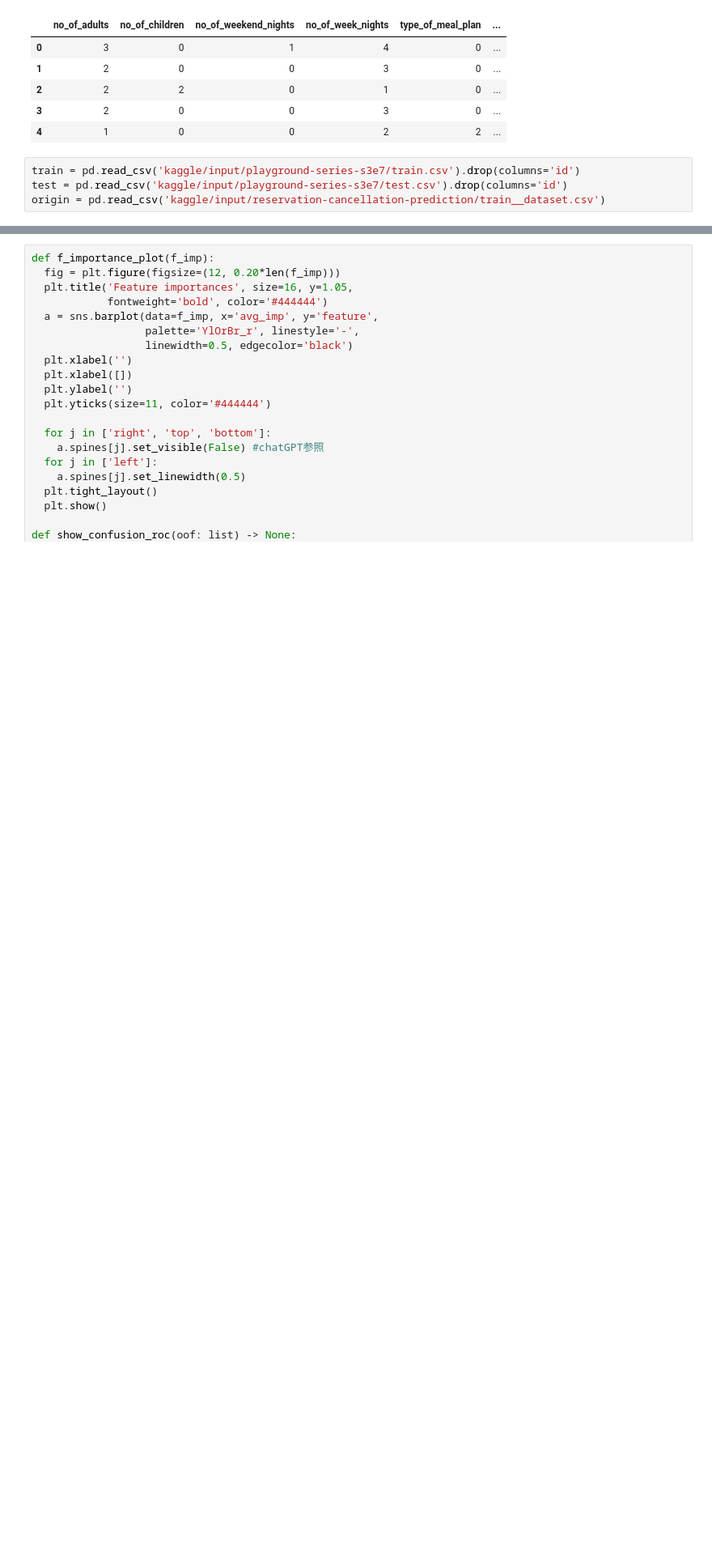
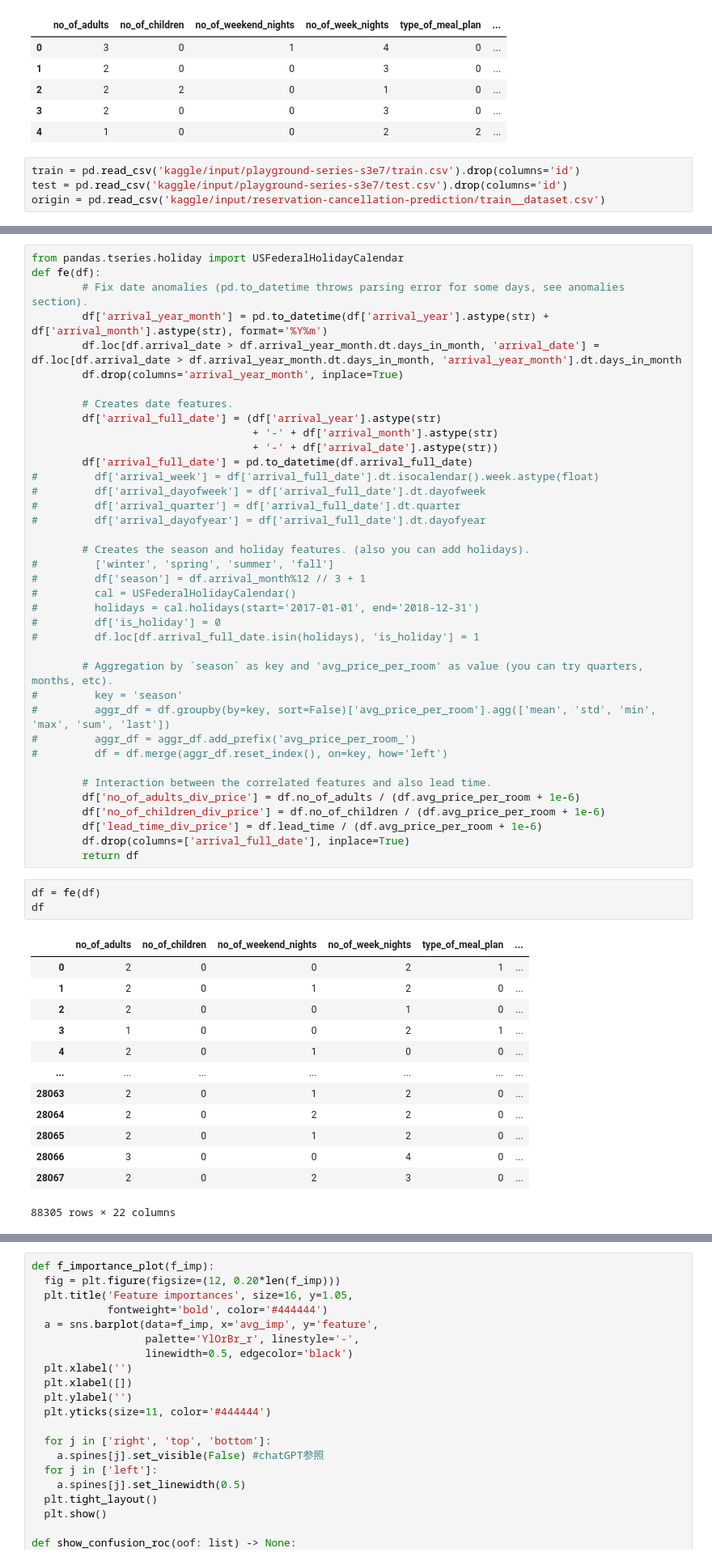
Before and after one commit to usernamesato/kaggle-PS-S3E7, a Jupyter notebook: [PS_S3E7,_2023]_EDA_and_Submission.ipynb, the cells around one changed output, grey strips where cells are left out. Shown at 81% size. Cells and saved outputs as stored; diff of their text form; blank space fills up the shorter version.

```diff
--- a/[PS_S3E7,_2023]_EDA_and_Submission.ipynb
+++ b/[PS_S3E7,_2023]_EDA_and_Submission.ipynb
@@ -435,0 +464,55 @@ origin = pd.read_csv('kaggle/input/reservation-cancellation-prediction/train__da
+# %%
+from pandas.tseries.holiday import USFederalHolidayCalendar
+def fe(df):
+        # Fix date anomalies (pd.to_datetime throws parsing error for some days, see anomalies section).
+        df['arrival_year_month'] = pd.to_datetime(df['arrival_year'].astype(str) + df['arrival_month'].astype(str), format='%Y%m')
+        df.loc[df.arrival_date > df.arrival_year_month.dt.days_in_month, 'arrival_date'] = df.loc[df.arrival_date > df.arrival_year_month.dt.days_in_month, 'arrival_year_month'].dt.days_in_month
+        df.drop(columns='arrival_year_month', inplace=True)
+
+        # Creates date features.
+        df['arrival_full_date'] = (df['arrival_year'].astype(str)
+                                   + '-' + df['arrival_month'].astype(str)
+                                   + '-' + df['arrival_date'].astype(str))
+        df['arrival_full_date'] = pd.to_datetime(df.arrival_full_date)
+#         df['arrival_week'] = df['arrival_full_date'].dt.isocalendar().week.astype(float)
+#         df['arrival_dayofweek'] = df['arrival_full_date'].dt.dayofweek
+#         df['arrival_quarter'] = df['arrival_full_date'].dt.quarter
+#         df['arrival_dayofyear'] = df['arrival_full_date'].dt.dayofyear
+
+        # Creates the season and holiday features. (also you can add holidays).
+#         ['winter', 'spring', 'summer', 'fall']
+#         df['season'] = df.arrival_month%12 // 3 + 1
+#         cal = USFederalHolidayCalendar()
+#         holidays = cal.holidays(start='2017-01-01', end='2018-12-31')
+#         df['is_holiday'] = 0
+#         df.loc[df.arrival_full_date.isin(holidays), 'is_holiday'] = 1
+
+        # Aggregation by `season` as key and 'avg_price_per_room' as value (you can try quarters, months, etc).
+#         key = 'season'
+#         aggr_df = df.groupby(by=key, sort=False)['avg_price_per_room'].agg(['mean', 'std', 'min', 'max', 'sum', 'last'])
+#         aggr_df = aggr_df.add_prefix('avg_price_per_room_')
+#         df = df.merge(aggr_df.reset_index(), on=key, how='left')
+
+        # Interaction between the correlated features and also lead time.
+        df['no_of_adults_div_price'] = df.no_of_adults / (df.avg_price_per_room + 1e-6)
+        df['no_of_children_div_price'] = df.no_of_children / (df.avg_price_per_room + 1e-6)
+        df['lead_time_div_price'] = df.lead_time / (df.avg_price_per_room + 1e-6)
+        df.drop(columns=['arrival_full_date'], inplace=True)
+        return df
+# %%
+df = fe(df)
+df
+# %% [output]
+|  | no_of_adults | no_of_children | no_of_weekend_nights | no_of_week_nights | type_of_meal_plan | ... |
+| 0 | 2 | 0 | 0 | 2 | 1 | ... |
+| 1 | 2 | 0 | 1 | 2 | 0 | ... |
+| 2 | 2 | 0 | 0 | 1 | 0 | ... |
+| 3 | 1 | 0 | 0 | 2 | 1 | ... |
+| 4 | 2 | 0 | 1 | 0 | 0 | ... |
+| ... | ... | ... | ... | ... | ... | ... |
+| 28063 | 2 | 0 | 1 | 2 | 0 | ... |
+| 28064 | 2 | 0 | 2 | 2 | 0 | ... |
+| 28065 | 2 | 0 | 1 | 2 | 0 | ... |
+| 28066 | 3 | 0 | 0 | 4 | 0 | ... |
+| 28067 | 2 | 0 | 2 | 3 | 0 | ... |
+88305 rows × 22 columns
```
Also changed, not shown: parts of 16 cells of this notebook.
